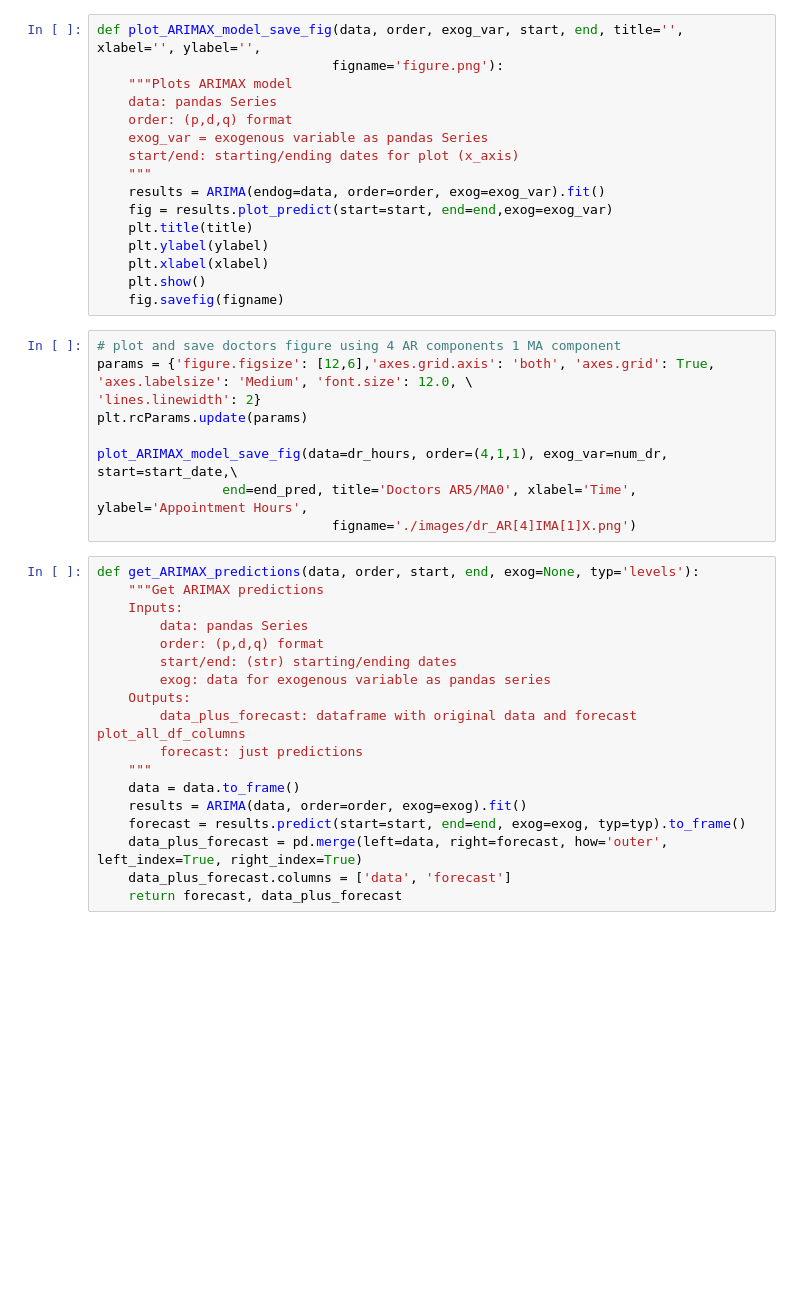
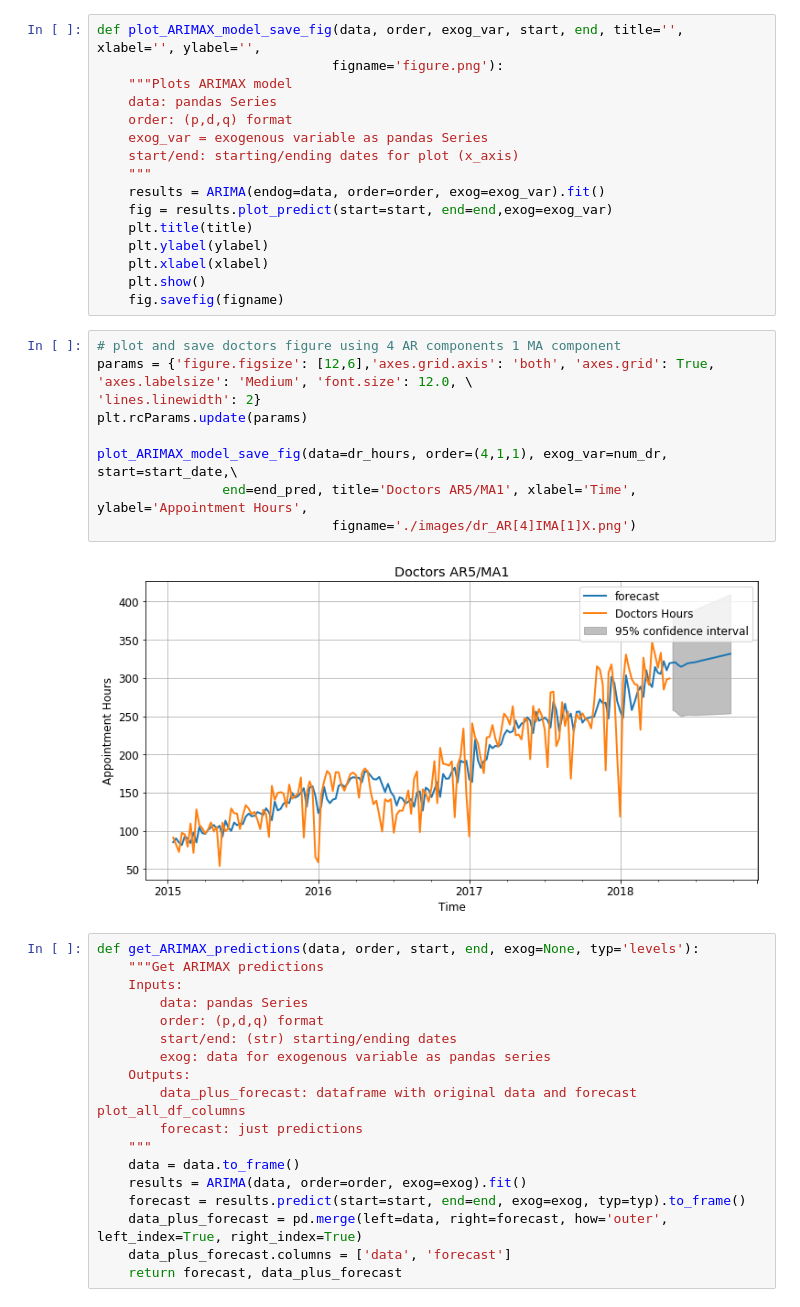
Before and after one commit to nicolemhfarley/capstone, a Jupyter notebook: ARIMAX.ipynb, the cells around one changed output. Saved outputs shown, nothing was run; the diff lists cells and outputs as text; blank space fills up the shorter version.

```diff
--- a/ARIMAX.ipynb
+++ b/ARIMAX.ipynb
@@ -229,12 +340,14 @@ def plot_ARIMAX_model_save_fig(data, order, exog_var, start, end, title='', xlab
 # %%
 # plot and save doctors figure using 4 AR components 1 MA component
 params = {'figure.figsize': [12,6],'axes.grid.axis': 'both', 'axes.grid': True, 'axes.labelsize': 'Medium', 'font.size': 12.0, \
 'lines.linewidth': 2}
 plt.rcParams.update(params)
 
 plot_ARIMAX_model_save_fig(data=dr_hours, order=(4,1,1), exog_var=num_dr, start=start_date,\
-                end=end_pred, title='Doctors AR5/MA0', xlabel='Time', ylabel='Appointment Hours',
+                end=end_pred, title='Doctors AR5/MA1', xlabel='Time', ylabel='Appointment Hours',
                               figname='./images/dr_AR[4]IMA[1]X.png')
+# %% [output]
+[figure, added]
 # %%
 def get_ARIMAX_predictions(data, order, start, end, exog=None, typ='levels'):
     """Get ARIMAX predictions
```
Also changed, not shown: parts of 38 cells of this notebook, 9 other files.
